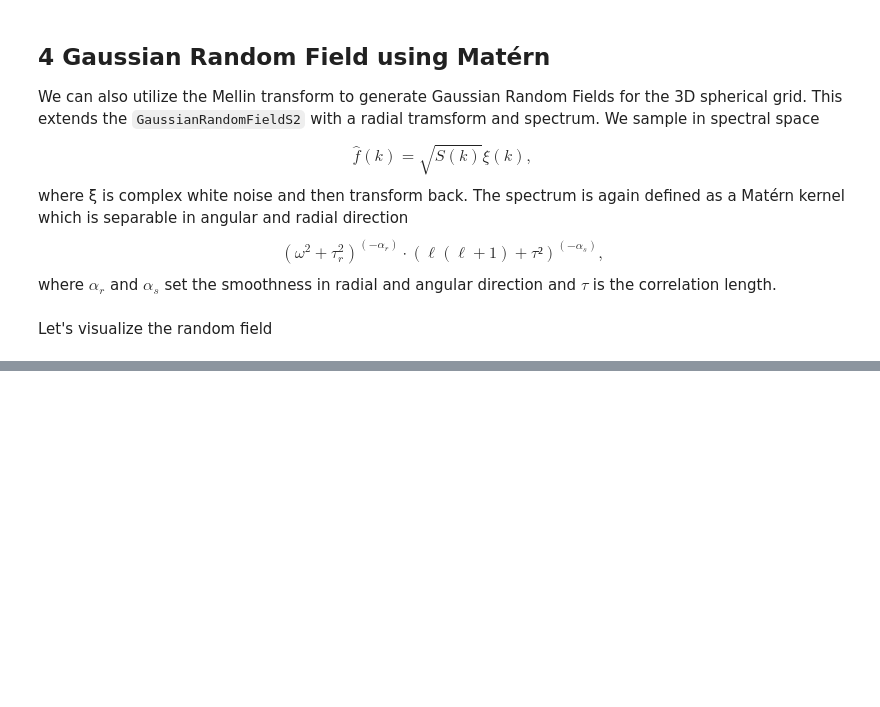
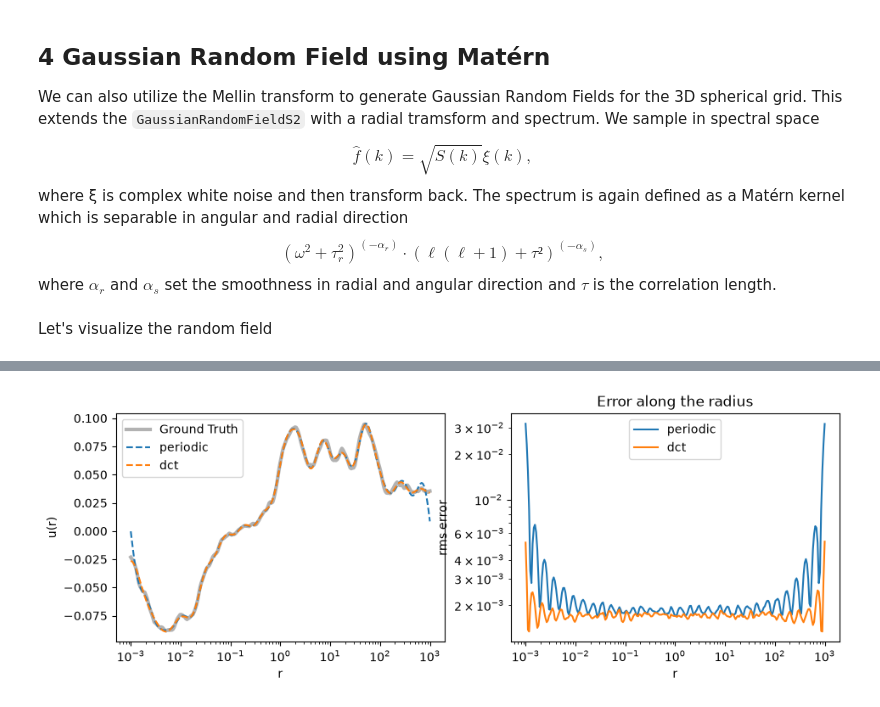
Before and after one commit to tmarkmann/torch-harmonics, a Jupyter notebook: notebooks/mellin.ipynb, the cells around one changed output, grey strips where cells are left out. Cells and saved outputs as stored; diff of their text form; code cells hidden in the pictures; blank space fills up the shorter version.

Commit message:
Implement DCT for mellin

```diff
--- a/notebooks/mellin.ipynb
+++ b/notebooks/mellin.ipynb
@@ -315,0 +324,31 @@ plt.show()
+# %%
+def truncate(u, wmax, **kwargs):
+    mel = RealMellinTransform(NR, RMIN, RMAX, wmax=wmax, domain=DOMAIN, dim=-3, **kwargs)
+    imel = InverseRealMellinTransform(NR, RMIN, RMAX, wmax=wmax, domain=DOMAIN, dim=-3, **kwargs)
+    return imel(mel(u))
+
+grf = GaussianRandomFieldRadialS2(NR, NLAT, RMIN, RMAX, grid=GRID, domain=DOMAIN, npad=NPAD)
+f = grf(16)
+
+wmax = 32
+rec_periodic = truncate(f, wmax//2, extension="circular")
+rec_dct = truncate(f, wmax, extension="reflect")
+# %%
+fig, (ax1, ax2) = plt.subplots(1, 2, figsize=(11, 3.5))
+# one radial profile, at a fixed angle
+lat = NLAT // 2
+ax1.semilogx(solver.r, f[0, :, lat, 0], "k", lw=3, alpha=0.3, label="Ground Truth")
+ax1.semilogx(solver.r, rec_periodic[0, :, lat, 0], "--", label="periodic")
+ax1.semilogx(solver.r, rec_dct[0, :, lat, 0], "--", label="dct")
+ax1.set_xlabel("r"); ax1.set_ylabel("u(r)")
+ax1.legend()
+
+# rms error per radius, over angles and samples
+for name, rec in [("periodic", rec_periodic), ("dct", rec_dct)]:
+    ax2.loglog(solver.r, (rec - f).pow(2).mean(dim=(0, 2, 3)).sqrt(), label=name)
+ax2.set_xlabel("r"); ax2.set_ylabel("rms error")
+ax2.set_title("Error along the radius")
+ax2.legend()
+plt.show()
+# %% [output]
+[figure, added]
```
Also changed, not shown: parts of 7 cells of this notebook, 2 other files.
